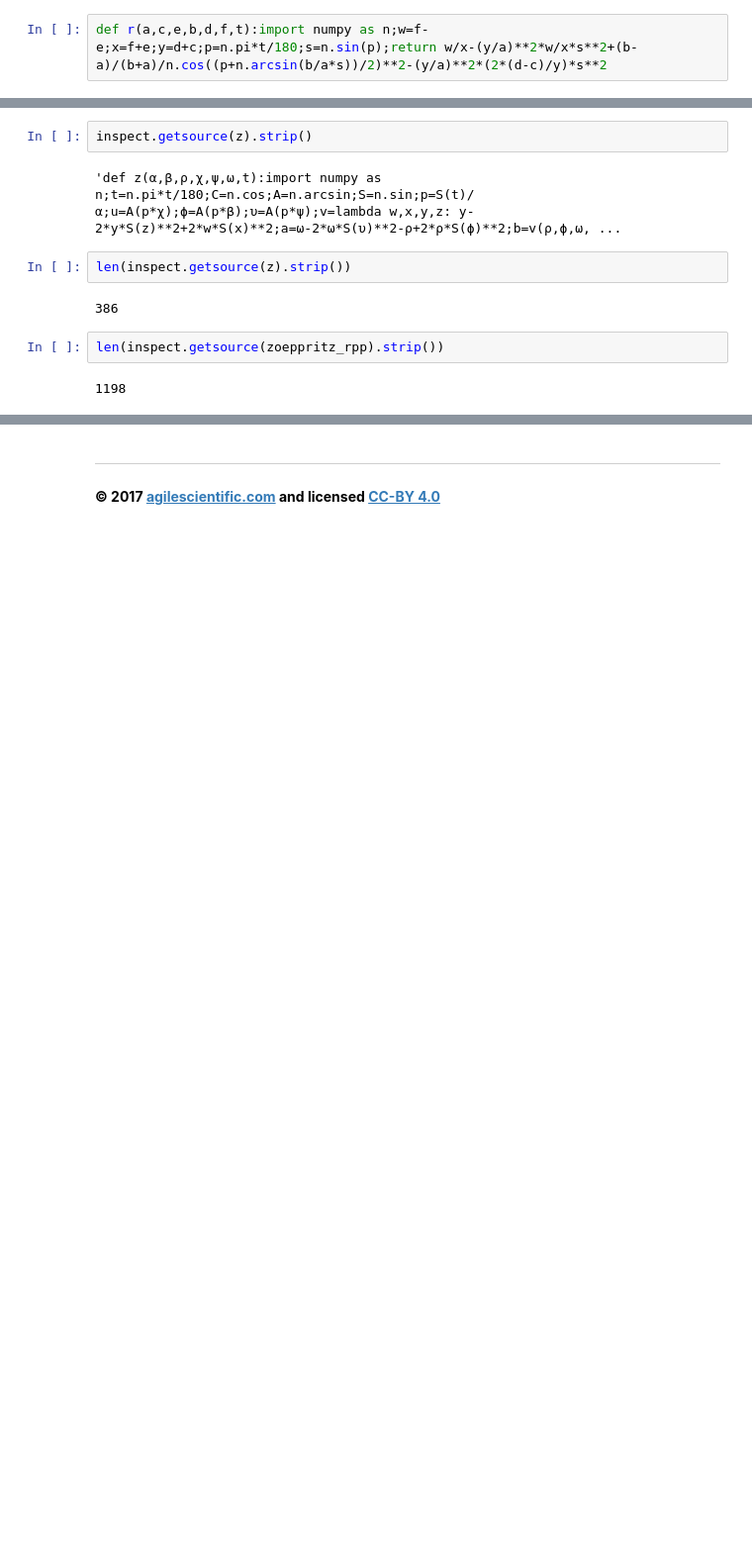
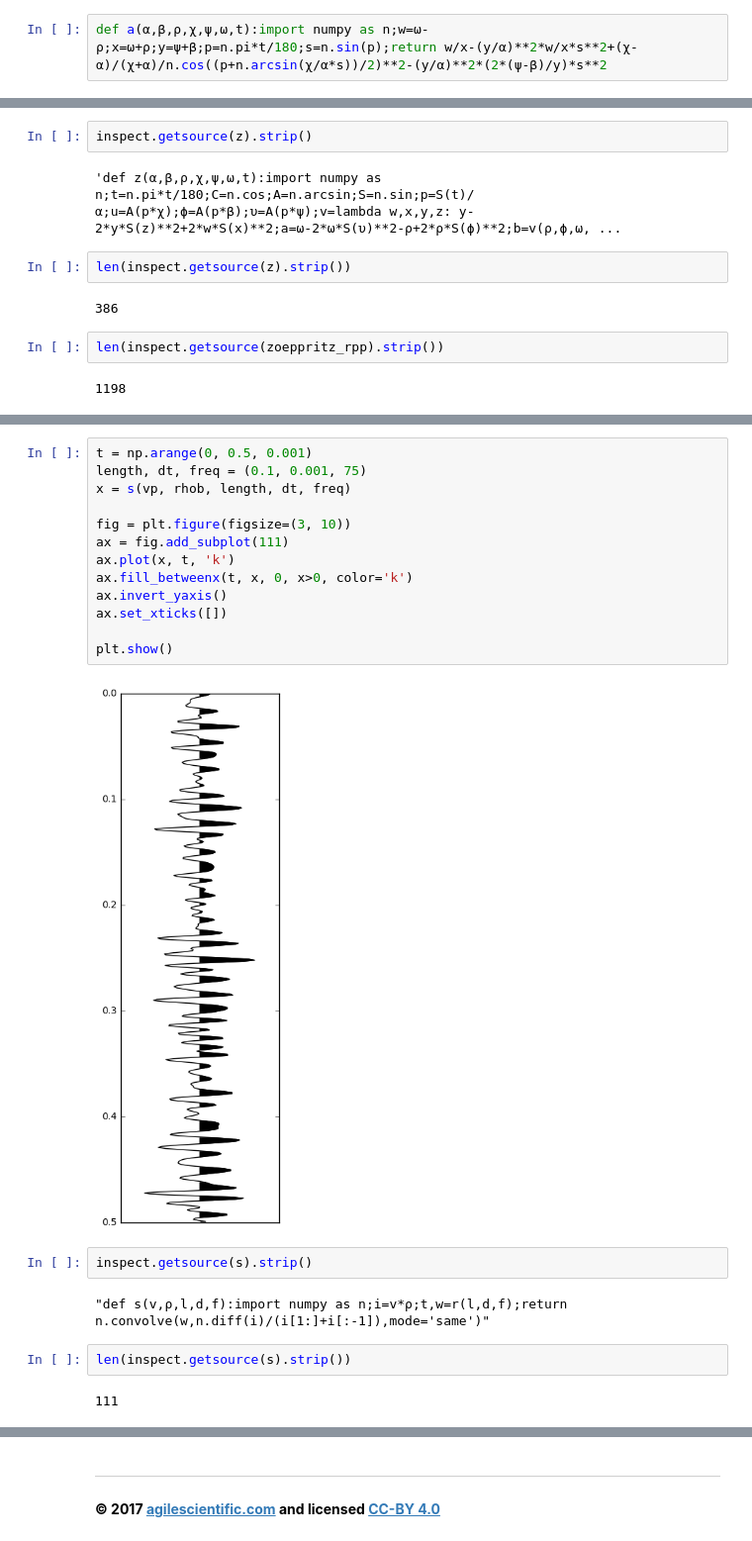
Before and after one commit to agilescientific/xlines, a Jupyter notebook: notebooks/09_Code_golf_in_Bruges.ipynb, the cells around one changed output, grey strips where cells are left out. Shown at 99% size. Cells and saved outputs as stored; diff of their text form; blank space fills up the shorter version.

```diff
--- a/notebooks/09_Code_golf_in_Bruges.ipynb
+++ b/notebooks/09_Code_golf_in_Bruges.ipynb
@@ -82,7 +82,7 @@ len(inspect.getsource(ormsby).strip())
 # %% [markdown]
 ## Aki-Richards: 179 chars
 # %%
-def r(a,c,e,b,d,f,t):import numpy as n;w=f-e;x=f+e;y=d+c;p=n.pi*t/180;s=n.sin(p);return w/x-(y/a)**2*w/x*s**2+(b-a)/(b+a)/n.cos((p+n.arcsin(b/a*s))/2)**2-(y/a)**2*(2*(d-c)/y)*s**2
+def a(α,β,ρ,χ,ψ,ω,t):import numpy as n;w=ω-ρ;x=ω+ρ;y=ψ+β;p=n.pi*t/180;s=n.sin(p);return w/x-(y/α)**2*w/x*s**2+(χ-α)/(χ+α)/n.cos((p+n.arcsin(χ/α*s))/2)**2-(y/α)**2*(2*(ψ-β)/y)*s**2
 # %%
 from bruges.reflection import akirichards
 # %%
@@ -150,0 +172,23 @@ len(inspect.getsource(zoeppritz_rpp).strip())
+# %%
+t = np.arange(0, 0.5, 0.001)
+length, dt, freq = (0.1, 0.001, 75)
+x = s(vp, rhob, length, dt, freq)
+
+fig = plt.figure(figsize=(3, 10))
+ax = fig.add_subplot(111)
+ax.plot(x, t, 'k')
+ax.fill_betweenx(t, x, 0, x>0, color='k')
+ax.invert_yaxis()
+ax.set_xticks([])
+
+plt.show()
+# %% [output]
+[figure, added]
+# %%
+inspect.getsource(s).strip()
+# %% [output]
+"def s(v,ρ,l,d,f):import numpy as n;i=v*ρ;t,w=r(l,d,f);return n.convolve(w,n.diff(i)/(i[1:]+i[:-1]),mode='same')"
+# %%
+len(inspect.getsource(s).strip())
+# %% [output]
+111
```
Also changed, not shown: parts of 13 cells of this notebook.
